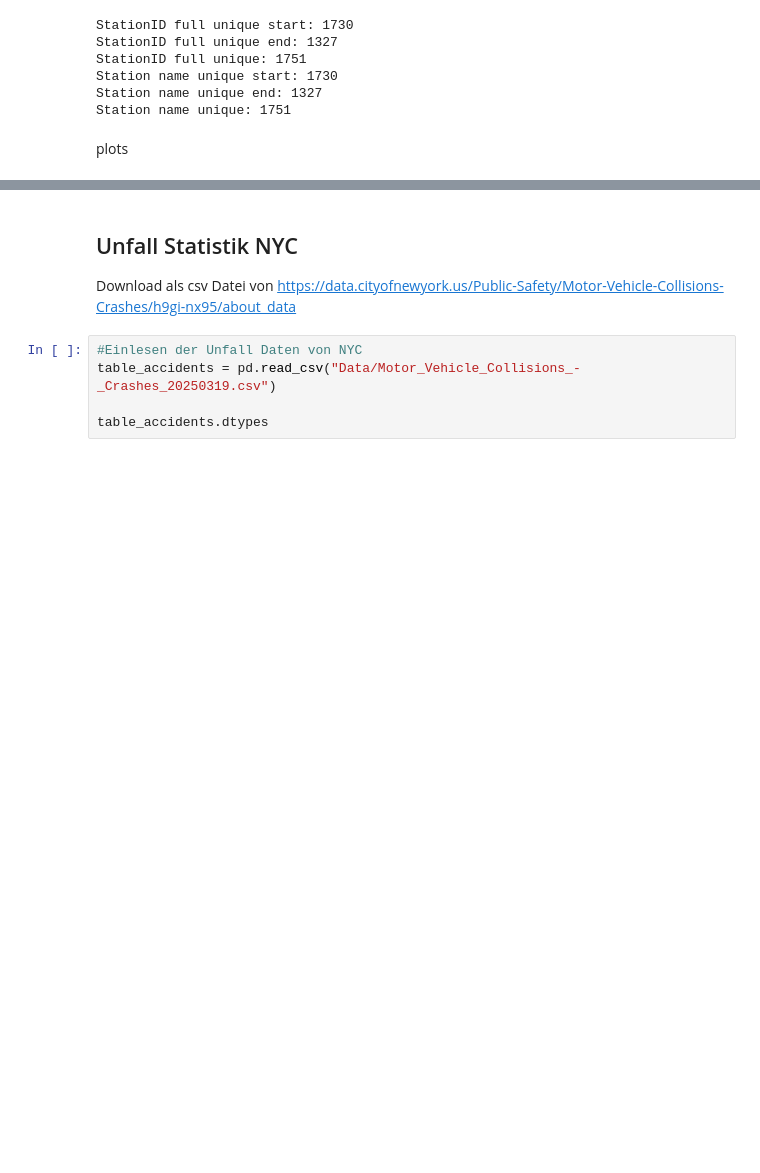
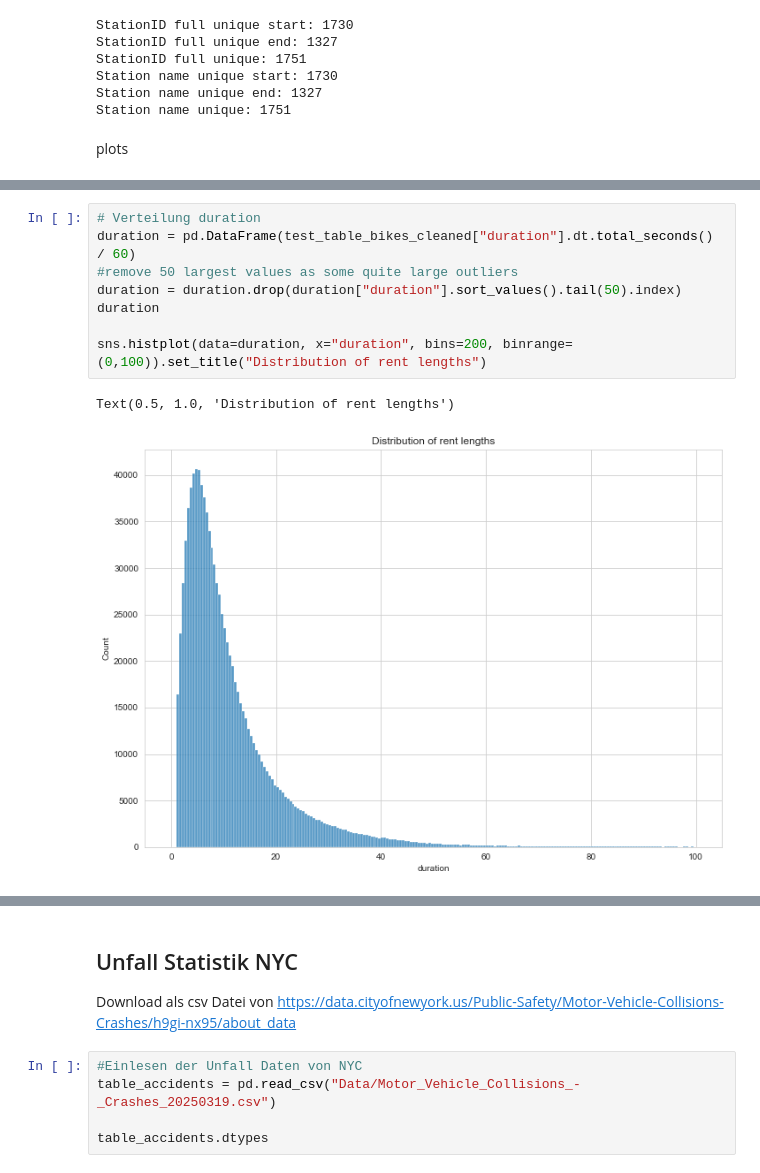
Before and after one commit to tobzac/challenge, a Jupyter notebook: 01_initial_checks.ipynb, the cells around one changed output, grey strips where cells are left out. Saved outputs shown, nothing was run; the diff lists cells and outputs as text; blank space fills up the shorter version.

```diff
--- a/01_initial_checks.ipynb
+++ b/01_initial_checks.ipynb
@@ -267,0 +292,11 @@ df_coords
+# %%
+# Verteilung duration
+duration = pd.DataFrame(test_table_bikes_cleaned["duration"].dt.total_seconds() / 60)
+#remove 50 largest values as some quite large outliers
+duration = duration.drop(duration["duration"].sort_values().tail(50).index)
+duration
+
+sns.histplot(data=duration, x="duration", bins=200, binrange=(0,100)).set_title("Distribution of rent lengths")
+# %% [output]
+Text(0.5, 1.0, 'Distribution of rent lengths')
+[figure, added]
```
Also changed, not shown: parts of 18 cells of this notebook, 3 other files.
